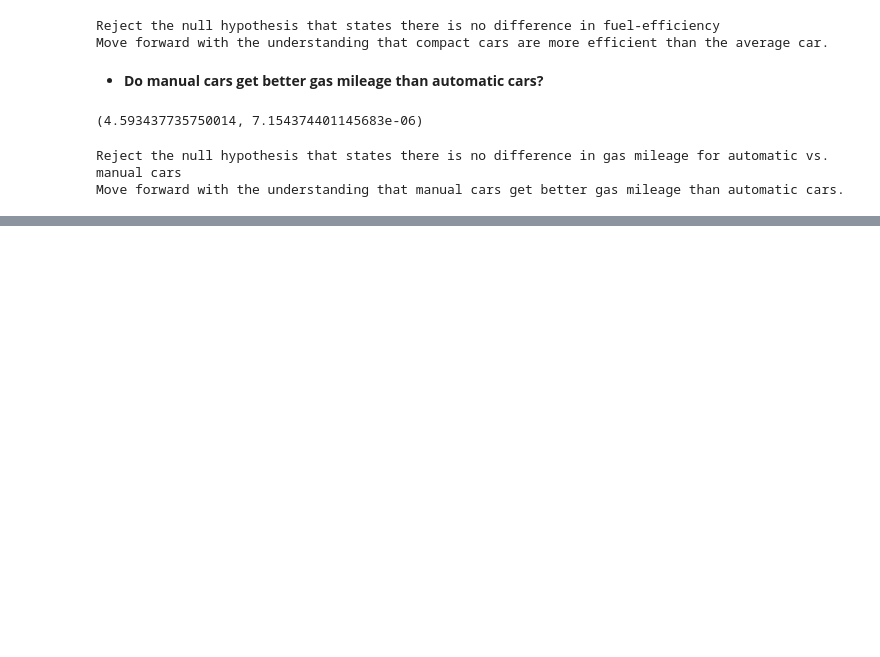
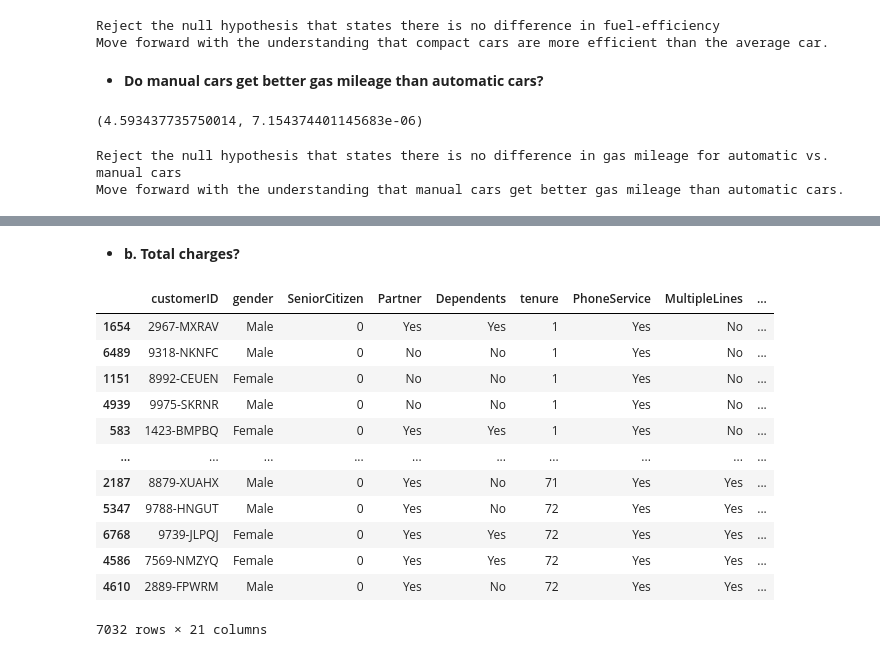
Before and after one commit to justin-m-sullivan/statistics-exercises, a Jupyter notebook: hypothesis_testing.ipynb, the cells around one changed output, grey strips where cells are left out. Saved outputs shown, nothing was run; the diff lists cells and outputs as text; code cells hidden in the pictures; blank space fills up the shorter version.

```diff
--- a/hypothesis_testing.ipynb
+++ b/hypothesis_testing.ipynb
@@ -207,0 +264,20 @@ Move forward with the understanding that manual cars get better gas mileage than
+# %% [markdown]
+ - **b. Total charges?**
+# %%
+#Clean the data to remove nulls
+telco_churn = df[df.TotalCharges > 0]
+telco_churn.sort_values(by="TotalCharges")
+# %% [output]
+|  | customerID | gender | SeniorCitizen | Partner | Dependents | tenure | PhoneService | MultipleLines | ... |
+| 1654 | 2967-MXRAV | Male | 0 | Yes | Yes | 1 | Yes | No | ... |
+| 6489 | 9318-NKNFC | Male | 0 | No | No | 1 | Yes | No | ... |
+| 1151 | 8992-CEUEN | Female | 0 | No | No | 1 | Yes | No | ... |
+| 4939 | 9975-SKRNR | Male | 0 | No | No | 1 | Yes | No | ... |
+| 583 | 1423-BMPBQ | Female | 0 | Yes | Yes | 1 | Yes | No | ... |
+| ... | ... | ... | ... | ... | ... | ... | ... | ... | ... |
+| 2187 | 8879-XUAHX | Male | 0 | Yes | No | 71 | Yes | Yes | ... |
+| 5347 | 9788-HNGUT | Male | 0 | Yes | No | 72 | Yes | Yes | ... |
+| 6768 | 9739-JLPQJ | Female | 0 | Yes | Yes | 72 | Yes | Yes | ... |
+| 4586 | 7569-NMZYQ | Female | 0 | Yes | Yes | 72 | Yes | Yes | ... |
+| 4610 | 2889-FPWRM | Male | 0 | Yes | No | 72 | Yes | Yes | ... |
+7032 rows × 21 columns
```
Also changed, not shown: parts of 28 cells of this notebook.
